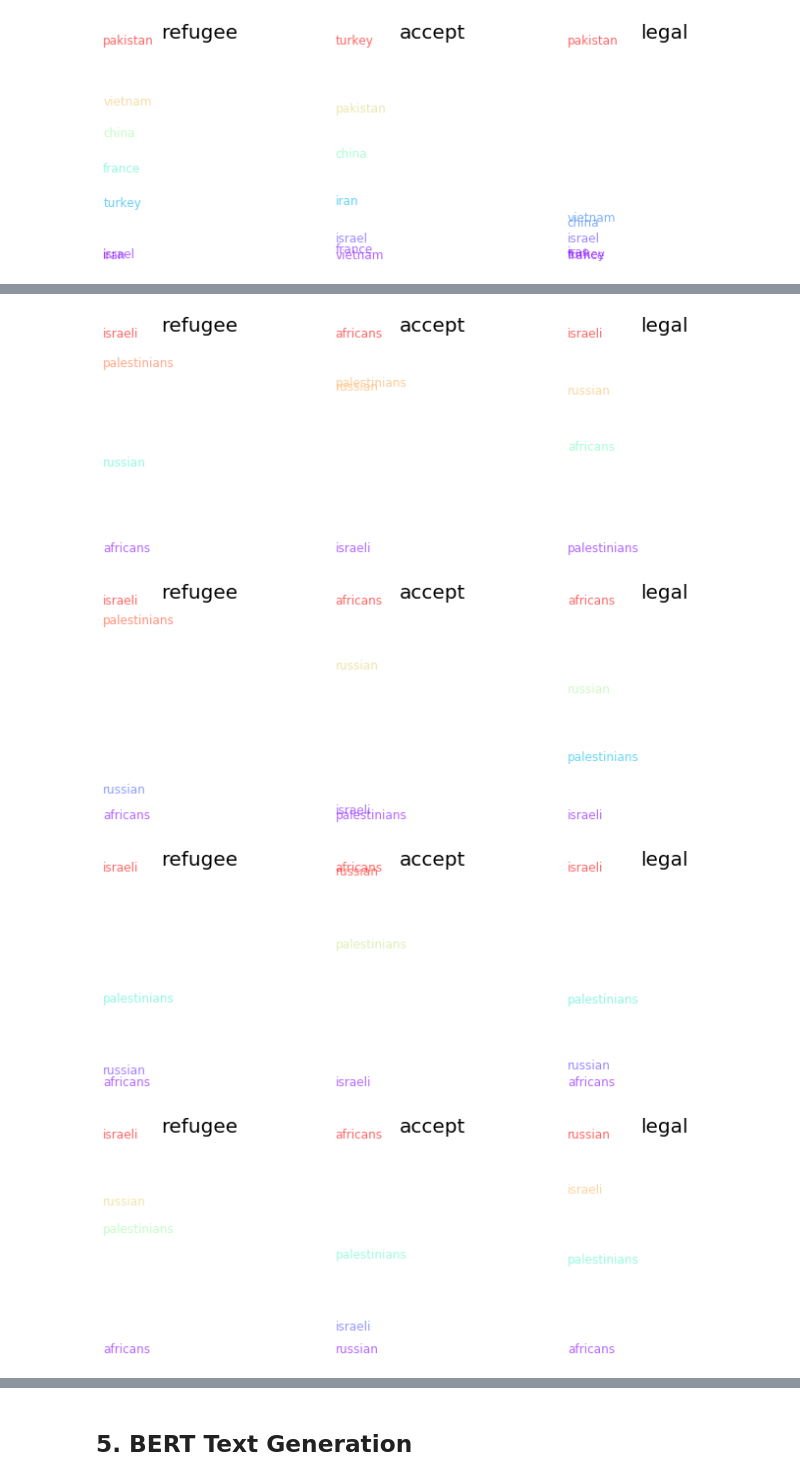
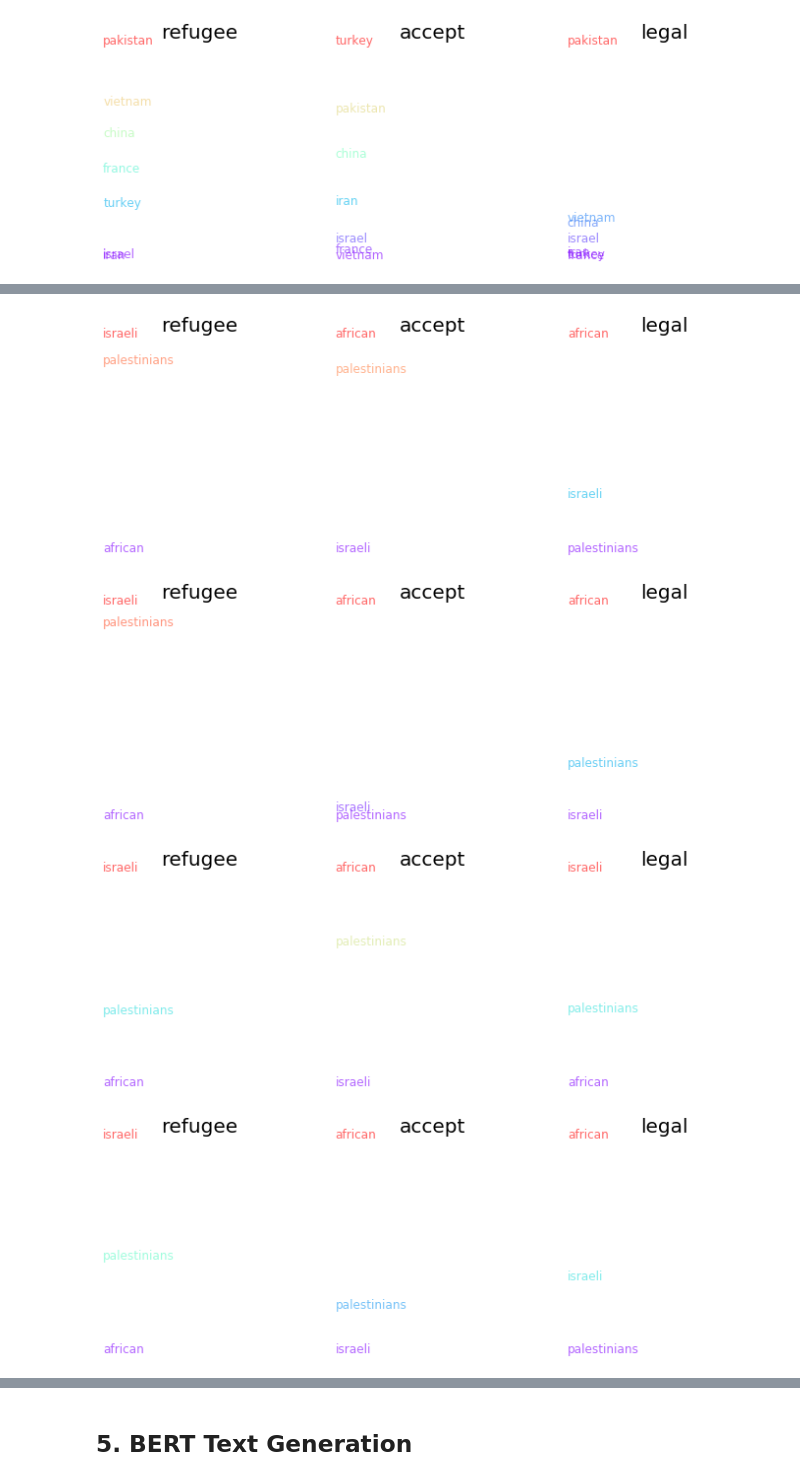
Before and after one commit to rachel-ker/refugeediscourse, a Jupyter notebook: final_data_analysis.ipynb, the cells around one changed output, grey strips where cells are left out. Drawn from its saved outputs; the diff is of its cells as text; code cells hidden in the pictures.

```diff
--- a/final_data_analysis.ipynb
+++ b/final_data_analysis.ipynb
@@ -888,7 +824,7 @@ plot_dimensions(w2v_right, countries_full)
 [figure]
 # %%
 # W2V Dimensions for Citizenship
-citizenship=['israeli','palestinians','africans','russian']
+citizenship=['israeli','palestinians','african']
 
 plot_dimensions(w2v_left, citizenship)
 # %% [output]
@@ -896,7 +832,7 @@ plot_dimensions(w2v_left, citizenship)
-[figure, old version]
+[figure, new version]
-[figure, old version]
+[figure, new version]
-[figure, old version]
+[figure, new version]
-[figure, old version]
+[figure, new version]
 # %%
 plot_dimensions(w2v_right, citizenship)
 # %% [output]
```
Also changed, not shown: parts of 17 cells of this notebook.
